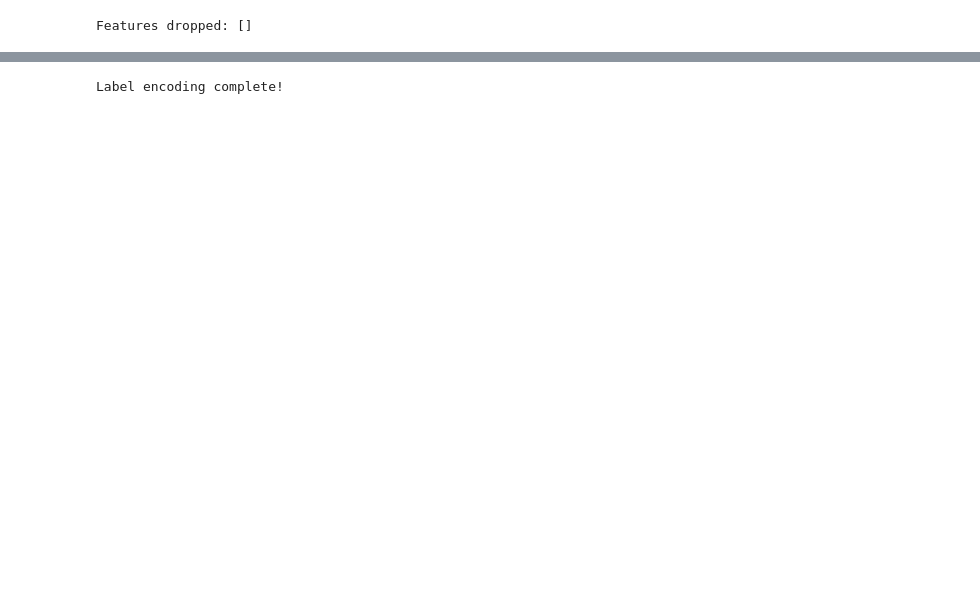
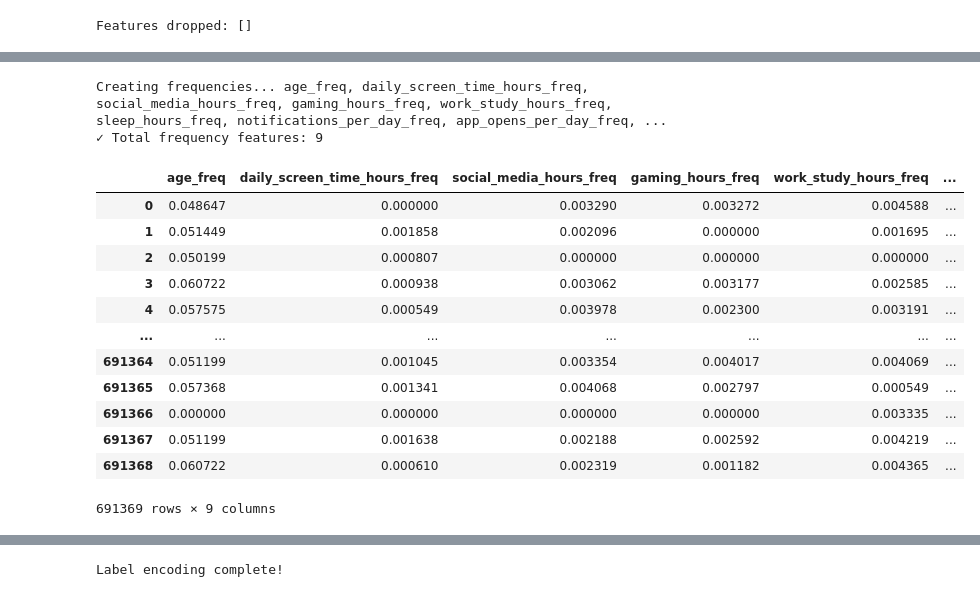
Before and after one commit to coded-sly/ps6e8-Phone-Addiction, a Jupyter notebook: ps6e8-cat-phone-addict.ipynb, the cells around one changed output, grey strips where cells are left out. Cells and saved outputs as stored; diff of their text form; code cells hidden in the pictures; blank space fills up the shorter version.

```diff
--- a/ps6e8-cat-phone-addict.ipynb
+++ b/ps6e8-cat-phone-addict.ipynb
@@ -331,20 +362,36 @@ Series([], dtype: float64)
 
 # print(f"Frequency threshold imputed!")
 # %%
-# ## -- Frequency encoding --
-# FREQ_COLS = []
+## -- Frequency encoding --
+FREQ_COLS = []
 
-# print(f"\nCreating frequencies... ", end='')
-# for col in NUMS: # 'Position_Change'
-#     freq = pd.concat([train[col], test[col]]).value_counts(normalize=True) # orig[col],
-#     n = f'{col}_freq'
-#     print(n+', ', end='')
-#     for df in [train, test]: # , orig
-#         df[n] = df[col].map(freq).fillna(0).astype('float32')
-#     FREQ_COLS.append(n)
+print(f"\nCreating frequencies... ", end='')
+for col in NUMS: # 'Position_Change'
+    freq = pd.concat([train[col], test[col]]).value_counts(normalize=True) # orig[col],
+    n = f'{col}_freq'
+    print(n+', ', end='')
+    for df in [train, test]: # , orig
+        df[n] = df[col].map(freq).fillna(0).astype('float32')
+    FREQ_COLS.append(n)
 
-# print(f"\n✓ Total frequency features: {len(FREQ_COLS)}")
-# train[FREQ_COLS]
+print(f"\n✓ Total frequency features: {len(FREQ_COLS)}")
+train[FREQ_COLS]
+# %% [output]
+Creating frequencies... age_freq, daily_screen_time_hours_freq, social_media_hours_freq, gaming_hours_freq, work_study_hours_freq, sleep_hours_freq, notifications_per_day_freq, app_opens_per_day_freq, ...
+✓ Total frequency features: 9
+|  | age_freq | daily_screen_time_hours_freq | social_media_hours_freq | gaming_hours_freq | work_study_hours_freq | ... |
+| 0 | 0.048647 | 0.000000 | 0.003290 | 0.003272 | 0.004588 | ... |
+| 1 | 0.051449 | 0.001858 | 0.002096 | 0.000000 | 0.001695 | ... |
+| 2 | 0.050199 | 0.000807 | 0.000000 | 0.000000 | 0.000000 | ... |
+| 3 | 0.060722 | 0.000938 | 0.003062 | 0.003177 | 0.002585 | ... |
+| 4 | 0.057575 | 0.000549 | 0.003978 | 0.002300 | 0.003191 | ... |
+| ... | ... | ... | ... | ... | ... | ... |
+| 691364 | 0.051199 | 0.001045 | 0.003354 | 0.004017 | 0.004069 | ... |
+| 691365 | 0.057368 | 0.001341 | 0.004068 | 0.002797 | 0.000549 | ... |
+| 691366 | 0.000000 | 0.000000 | 0.000000 | 0.000000 | 0.003335 | ... |
+| 691367 | 0.051199 | 0.001638 | 0.002188 | 0.002592 | 0.004219 | ... |
+| 691368 | 0.060722 | 0.000610 | 0.002319 | 0.001182 | 0.004365 | ... |
+691369 rows × 9 columns
 # %%
 # INTER = []
 
```
Also changed, not shown: parts of 21 cells of this notebook.
